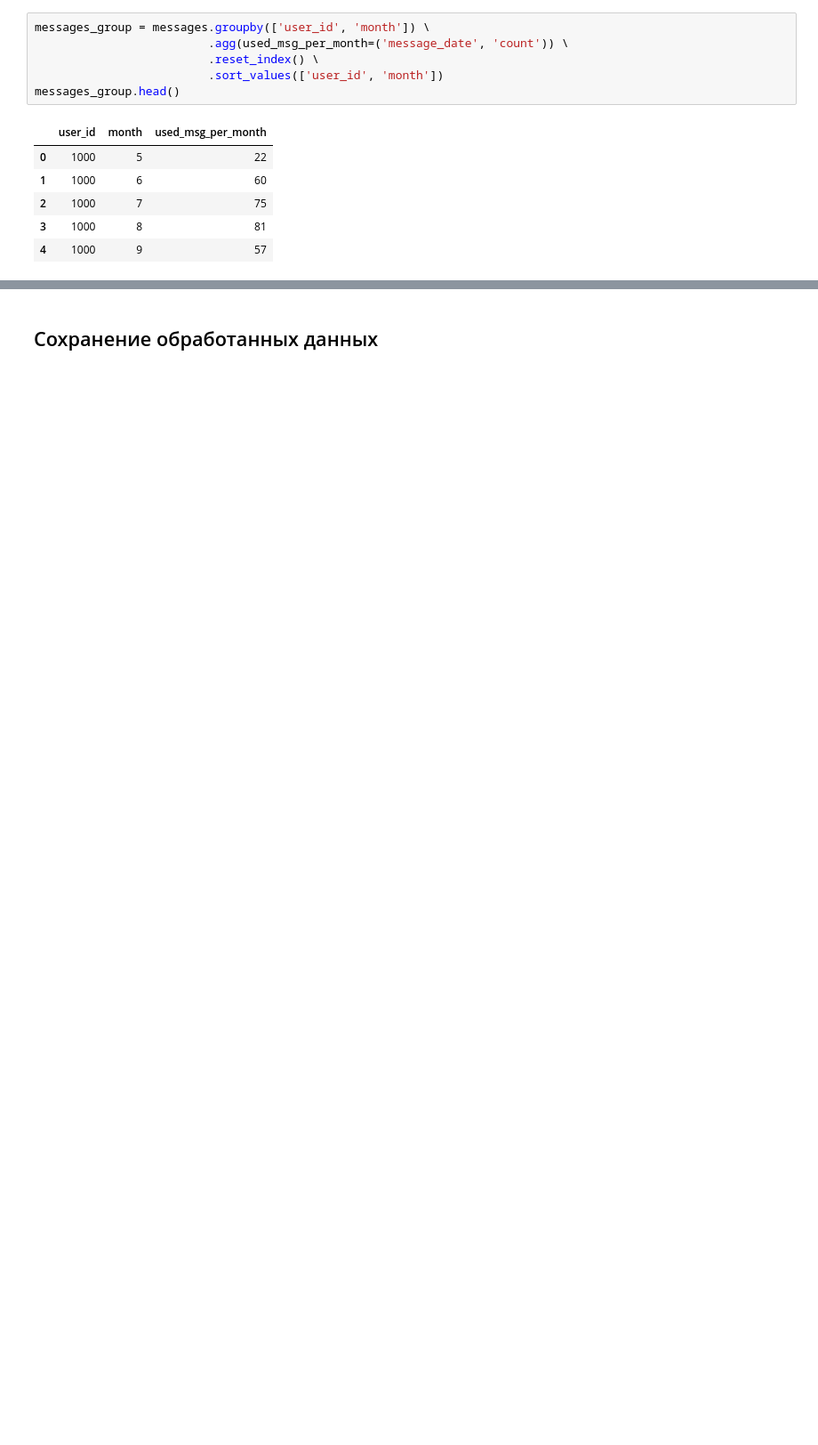
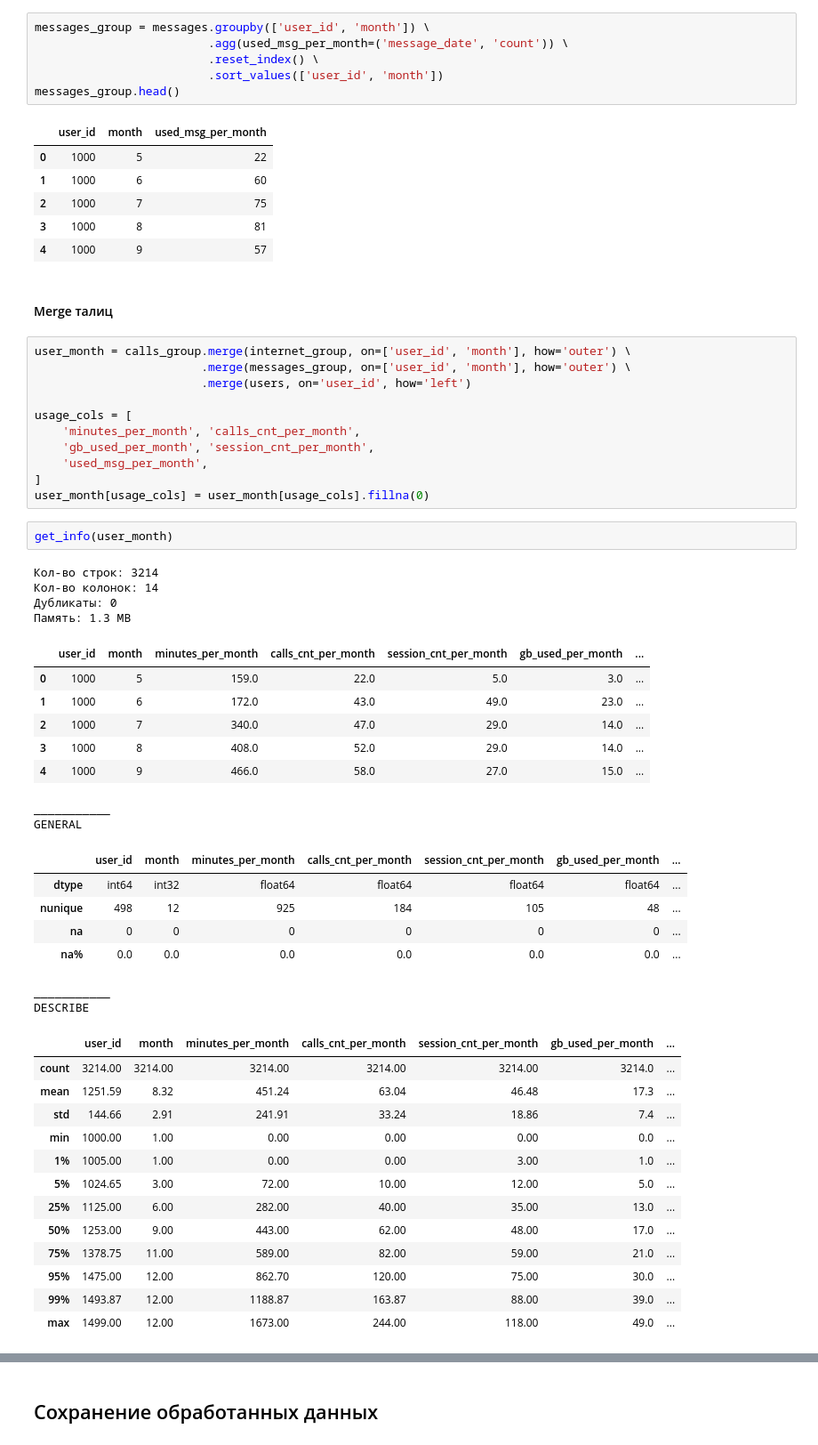
Before and after one commit to artkriukov/portfolio, a Jupyter notebook: telecom_tariff_revenue/notebooks/telecom_prepare.ipynb, the cells around one changed output, grey strips where cells are left out. Shown at 89% size. Saved outputs shown, nothing was run; the diff lists cells and outputs as text; blank space fills up the shorter version.

```diff
--- a/telecom_tariff_revenue/notebooks/telecom_prepare.ipynb
+++ b/telecom_tariff_revenue/notebooks/telecom_prepare.ipynb
@@ -411,5 +402,53 @@ messages_group.head()
 | 2 | 1000 | 7 | 75 |
 | 3 | 1000 | 8 | 81 |
 | 4 | 1000 | 9 | 57 |
+# %% [markdown]
+#### Merge талиц
+# %%
+user_month = calls_group.merge(internet_group, on=['user_id', 'month'], how='outer') \
+                        .merge(messages_group, on=['user_id', 'month'], how='outer') \
+                        .merge(users, on='user_id', how='left')
+
+usage_cols = [
+    'minutes_per_month', 'calls_cnt_per_month',
+    'gb_used_per_month', 'session_cnt_per_month',
+    'used_msg_per_month',
+]
+user_month[usage_cols] = user_month[usage_cols].fillna(0)
+# %%
+get_info(user_month)
+# %% [output]
+Кол-во строк: 3214
+Кол-во колонок: 14
+Дубликаты: 0
+Память: 1.3 MB
+|  | user_id | month | minutes_per_month | calls_cnt_per_month | session_cnt_per_month | gb_used_per_month | ... |
+| 0 | 1000 | 5 | 159.0 | 22.0 | 5.0 | 3.0 | ... |
+| 1 | 1000 | 6 | 172.0 | 43.0 | 49.0 | 23.0 | ... |
+| 2 | 1000 | 7 | 340.0 | 47.0 | 29.0 | 14.0 | ... |
+| 3 | 1000 | 8 | 408.0 | 52.0 | 29.0 | 14.0 | ... |
+| 4 | 1000 | 9 | 466.0 | 58.0 | 27.0 | 15.0 | ... |
+___________
+GENERAL
+|  | user_id | month | minutes_per_month | calls_cnt_per_month | session_cnt_per_month | gb_used_per_month | ... |
+| dtype | int64 | int32 | float64 | float64 | float64 | float64 | ... |
+| nunique | 498 | 12 | 925 | 184 | 105 | 48 | ... |
+| na | 0 | 0 | 0 | 0 | 0 | 0 | ... |
+| na% | 0.0 | 0.0 | 0.0 | 0.0 | 0.0 | 0.0 | ... |
+___________
+DESCRIBE
+|  | user_id | month | minutes_per_month | calls_cnt_per_month | session_cnt_per_month | gb_used_per_month | ... |
+| count | 3214.00 | 3214.00 | 3214.00 | 3214.00 | 3214.00 | 3214.0 | ... |
+| mean | 1251.59 | 8.32 | 451.24 | 63.04 | 46.48 | 17.3 | ... |
+| std | 144.66 | 2.91 | 241.91 | 33.24 | 18.86 | 7.4 | ... |
+| min | 1000.00 | 1.00 | 0.00 | 0.00 | 0.00 | 0.0 | ... |
+| 1% | 1005.00 | 1.00 | 0.00 | 0.00 | 3.00 | 1.0 | ... |
+| 5% | 1024.65 | 3.00 | 72.00 | 10.00 | 12.00 | 5.0 | ... |
+| 25% | 1125.00 | 6.00 | 282.00 | 40.00 | 35.00 | 13.0 | ... |
+| 50% | 1253.00 | 9.00 | 443.00 | 62.00 | 48.00 | 17.0 | ... |
+| 75% | 1378.75 | 11.00 | 589.00 | 82.00 | 59.00 | 21.0 | ... |
+| 95% | 1475.00 | 12.00 | 862.70 | 120.00 | 75.00 | 30.0 | ... |
+| 99% | 1493.87 | 12.00 | 1188.87 | 163.87 | 88.00 | 39.0 | ... |
+| max | 1499.00 | 12.00 | 1673.00 | 244.00 | 118.00 | 49.0 | ... |
 # %% [markdown]
 ### Вывод блока
```
Also changed, not shown: parts of 13 cells of this notebook.
